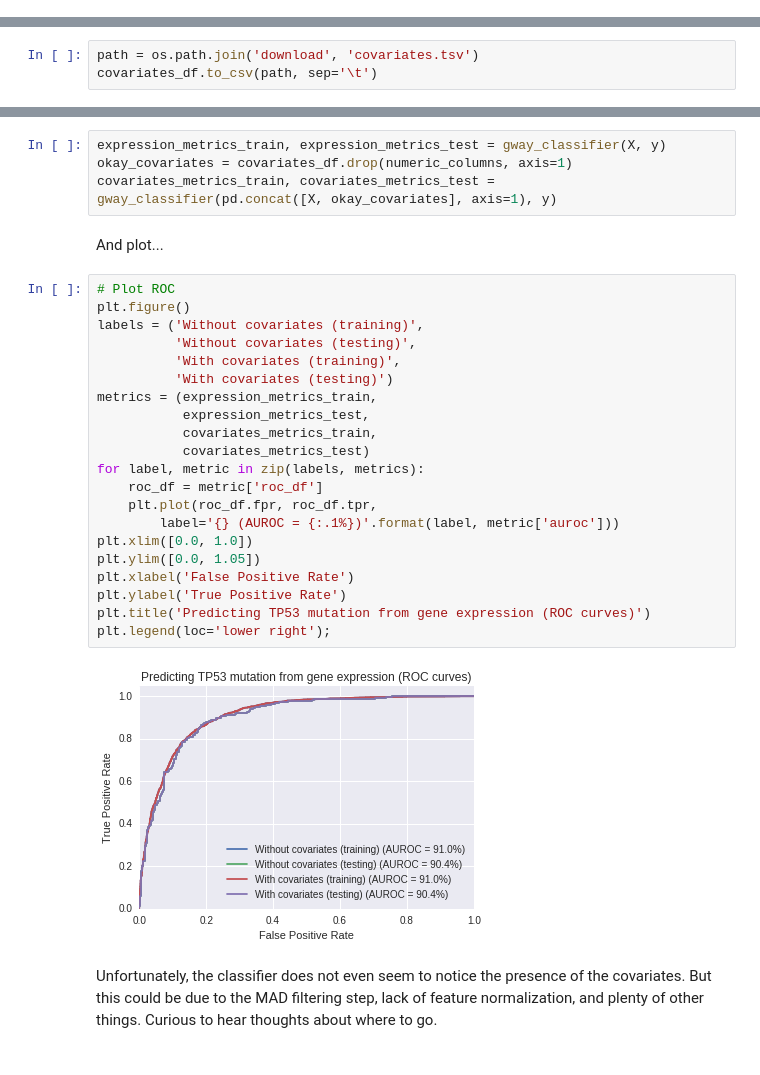
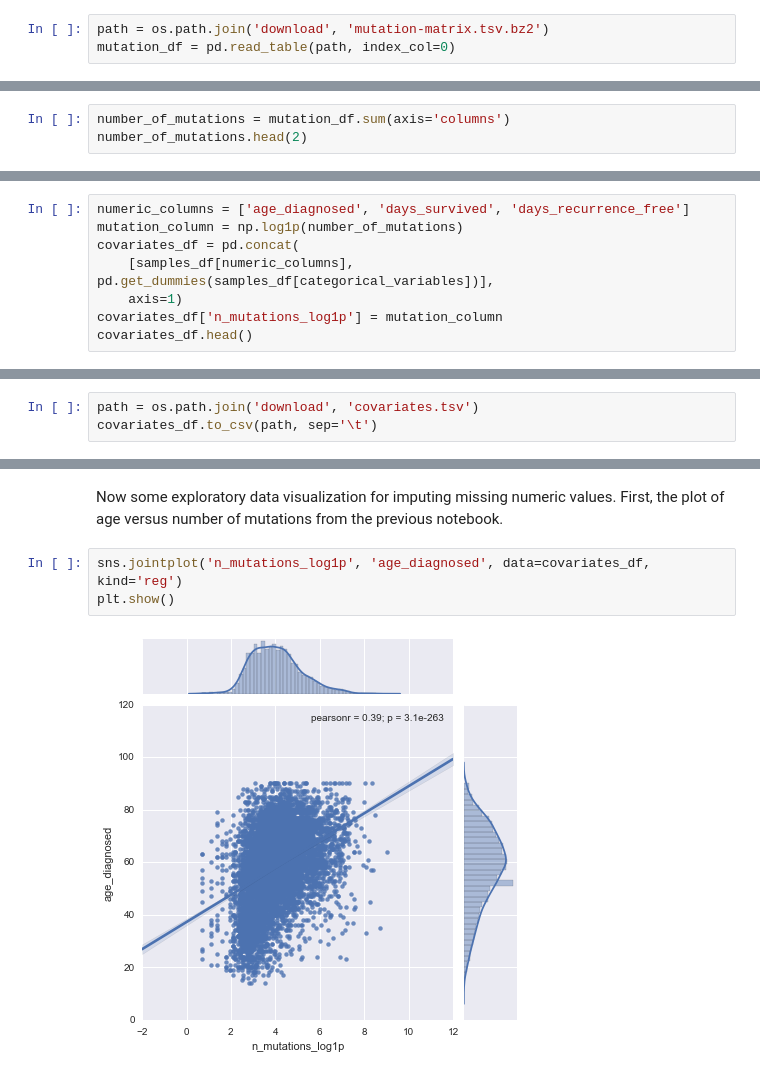
Before and after one commit to stephenshank/machine-learning, a Jupyter notebook: 4.Covariates.ipynb, the cells around one changed output, grey strips where cells are left out. Drawn from its saved outputs; the diff is of its cells as text.

Commit message:
Exploratory visualization for imputations, removes machine learning.

```diff
--- a/4.Covariates.ipynb
+++ b/4.Covariates.ipynb
@@ -152,0 +147,3 @@ pd.concat([pd.get_dummies(mortality), pd.get_dummies(recurred)], axis=1).head(10
+# %%
+path = os.path.join('download', 'mutation-matrix.tsv.bz2')
+mutation_df = pd.read_table(path, index_col=0)
@@ -152,0 +158,3 @@ pd.concat([pd.get_dummies(mortality), pd.get_dummies(recurred)], axis=1).head(10
+# %%
+number_of_mutations = mutation_df.sum(axis='columns')
+number_of_mutations.head(2)
@@ -173,0 +168,8 @@ covariates_df.head()
+# %%
+numeric_columns = ['age_diagnosed', 'days_survived', 'days_recurrence_free']
+mutation_column = np.log1p(number_of_mutations)
+covariates_df = pd.concat(
+    [samples_df[numeric_columns], pd.get_dummies(samples_df[categorical_variables])],
+    axis=1)
+covariates_df['n_mutations_log1p'] = mutation_column
+covariates_df.head()
@@ -244,31 +190,7 @@ Now run on data with and without covariates. We'll drop the numeric covariates,
-# %%
-expression_metrics_train, expression_metrics_test = gway_classifier(X, y)
-okay_covariates = covariates_df.drop(numeric_columns, axis=1)
-covariates_metrics_train, covariates_metrics_test = gway_classifier(pd.concat([X, okay_covariates], axis=1), y)
-# %% [markdown]
-And plot...
-# %%
-# Plot ROC
-plt.figure()
-labels = ('Without covariates (training)',
-          'Without covariates (testing)',
-          'With covariates (training)',
-          'With covariates (testing)')
-metrics = (expression_metrics_train,
-           expression_metrics_test,
-           covariates_metrics_train,
-           covariates_metrics_test)
-for label, metric in zip(labels, metrics):
-    roc_df = metric['roc_df']
-    plt.plot(roc_df.fpr, roc_df.tpr,
-        label='{} (AUROC = {:.1%})'.format(label, metric['auroc']))
-plt.xlim([0.0, 1.0])
-plt.ylim([0.0, 1.05])
-plt.xlabel('False Positive Rate')
-plt.ylabel('True Positive Rate')
-plt.title('Predicting TP53 mutation from gene expression (ROC curves)')
-plt.legend(loc='lower right');
-# %% [output]
-[figure, removed]
-# %% [markdown]
-Unfortunately, the classifier does not even seem to notice the presence of the covariates. But this could be due to the MAD filtering step, lack of feature normalization, and plenty of other things. Curious to hear thoughts about where to go.
+# %% [markdown]
+Now some exploratory data visualization for imputing missing numeric values. First, the plot of age versus number of mutations from the previous notebook.
+# %%
+sns.jointplot('n_mutations_log1p', 'age_diagnosed', data=covariates_df, kind='reg')
+plt.show()
+# %% [output]
+[figure, added]
```
Also changed, not shown: parts of 25 cells of this notebook.
